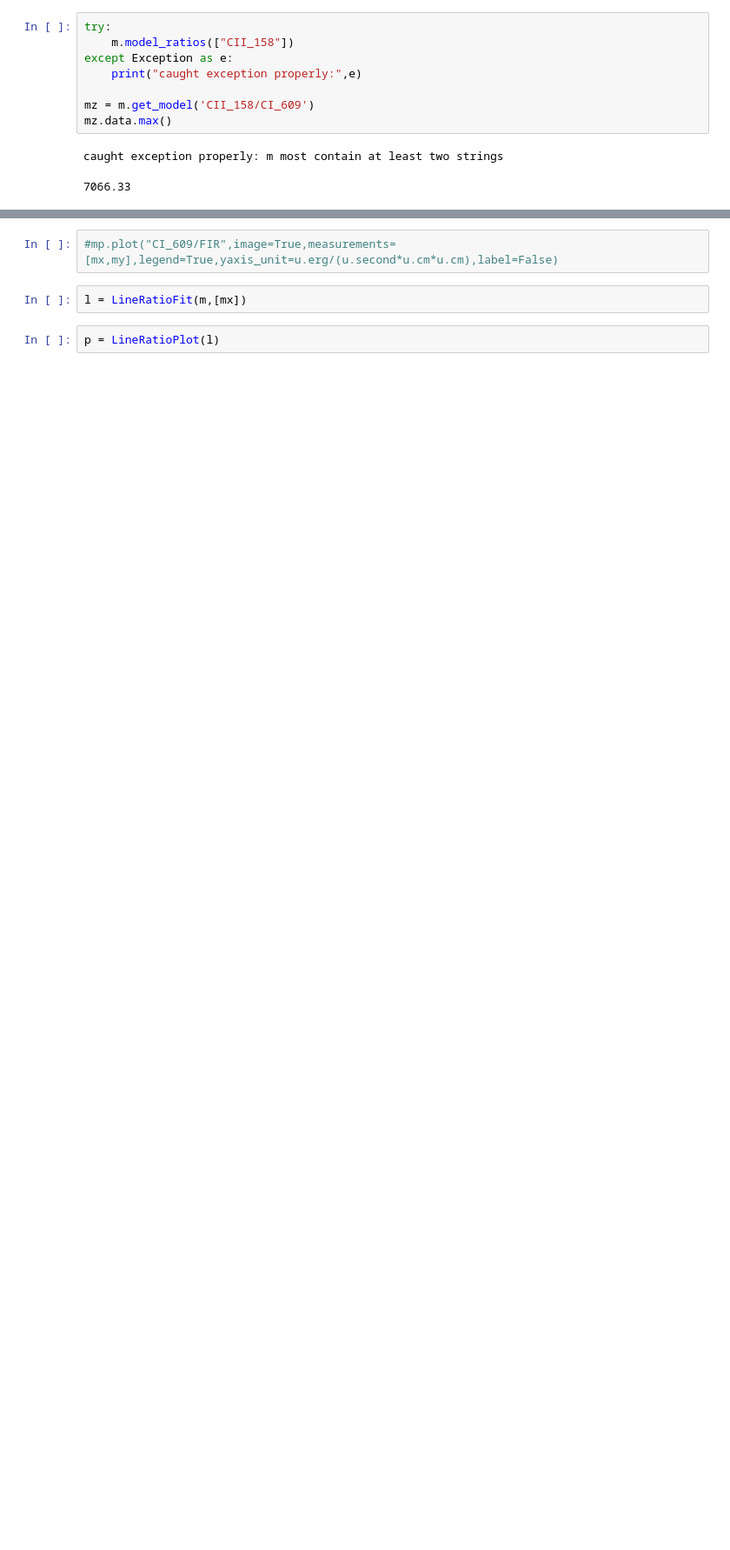
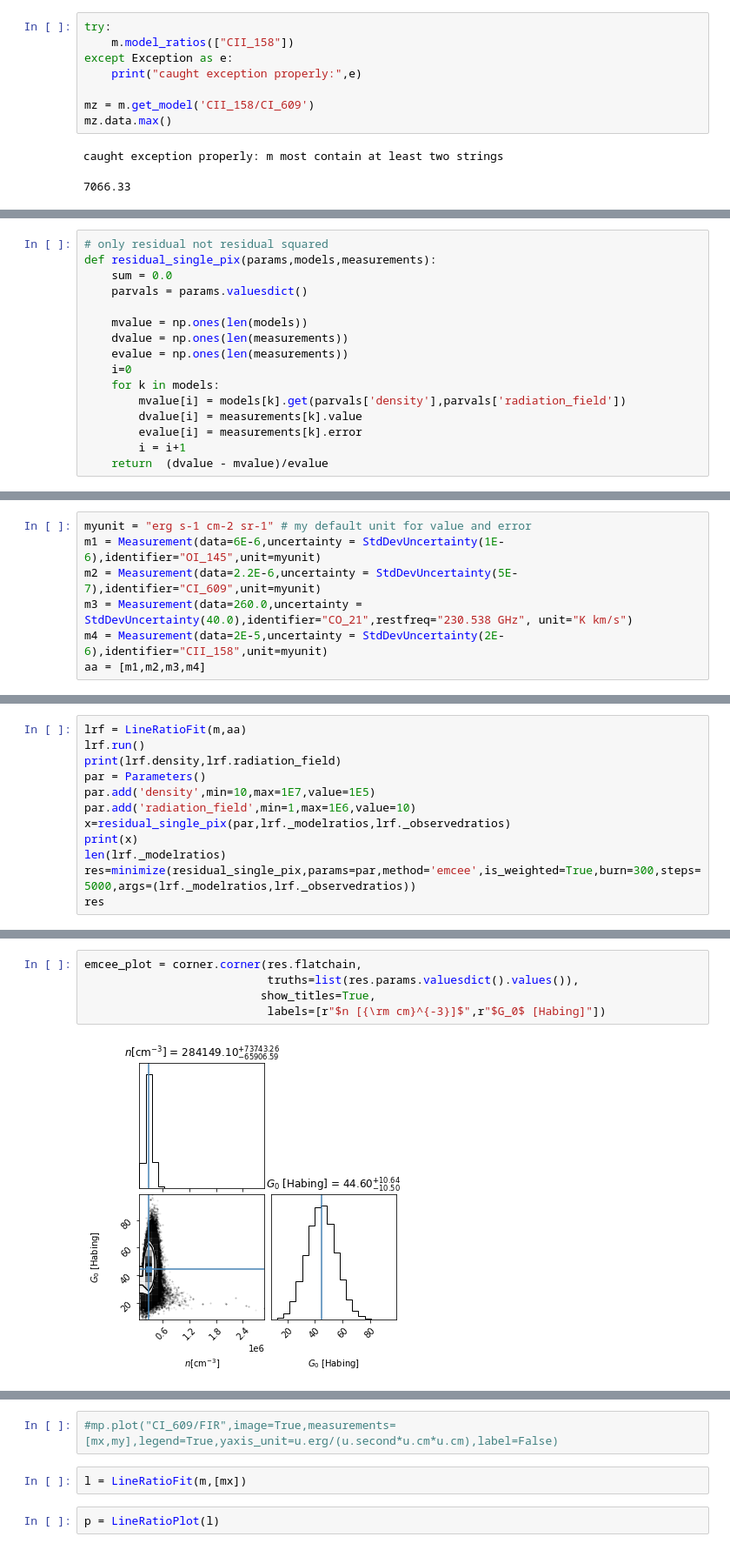
Before and after one commit to mpound/pdrtpy, a Jupyter notebook: Debug.ipynb, the cells around one changed output, grey strips where cells are left out. Shown: that part at 87% size. Drawn from its saved outputs; the diff is of its cells as text; blank space fills up the shorter version.

Commit message:
tests with lmfit.minimize

```diff
--- a/Debug.ipynb
+++ b/Debug.ipynb
@@ -77,3 +83,19 @@ mz.header['cunit2']
+# %%
+# only residual not residual squared
+def residual_single_pix(params,models,measurements):
+    sum = 0.0
+    parvals = params.valuesdict()
+
+    mvalue = np.ones(len(models))
+    dvalue = np.ones(len(measurements))
+    evalue = np.ones(len(measurements))
+    i=0
+    for k in models:
+        mvalue[i] = models[k].get(parvals['density'],parvals['radiation_field'])
+        dvalue[i] = measurements[k].value
+        evalue[i] = measurements[k].error
+        i = i+1
+    return  (dvalue - mvalue)/evalue
 # %%
 try:
     m.get_models(['CII_158'],model_type='foo')
@@ -120,0 +130,7 @@ AXIndex=0
+# %%
+myunit = "erg s-1 cm-2 sr-1" # my default unit for value and error
+m1 = Measurement(data=6E-6,uncertainty = StdDevUncertainty(1E-6),identifier="OI_145",unit=myunit)
+m2 = Measurement(data=2.2E-6,uncertainty = StdDevUncertainty(5E-7),identifier="CI_609",unit=myunit)
+m3 = Measurement(data=260.0,uncertainty = StdDevUncertainty(40.0),identifier="CO_21",restfreq="230.538 GHz", unit="K km/s")
+m4 = Measurement(data=2E-5,uncertainty = StdDevUncertainty(2E-6),identifier="CII_158",unit=myunit)
+aa = [m1,m2,m3,m4]
@@ -120,0 +141,12 @@ AXIndex=0
+# %%
+lrf = LineRatioFit(m,aa)
+lrf.run()
+print(lrf.density,lrf.radiation_field)
+par = Parameters()
+par.add('density',min=10,max=1E7,value=1E5)
+par.add('radiation_field',min=1,max=1E6,value=10)
+x=residual_single_pix(par,lrf._modelratios,lrf._observedratios)
+print(x)
+len(lrf._modelratios)
+res=minimize(residual_single_pix,params=par,method='emcee',is_weighted=True,burn=300,steps=5000,args=(lrf._modelratios,lrf._observedratios))
+res
@@ -120,0 +172,7 @@ AXIndex=0
+# %%
+emcee_plot = corner.corner(res.flatchain,
+                           truths=list(res.params.valuesdict().values()),
+                          show_titles=True,
+                           labels=[r"$n [{\rm cm}^{-3}]$",r"$G_0$ [Habing]"])
+# %% [output]
+[figure, added]
```
Also changed, not shown: parts of 32 cells of this notebook.
